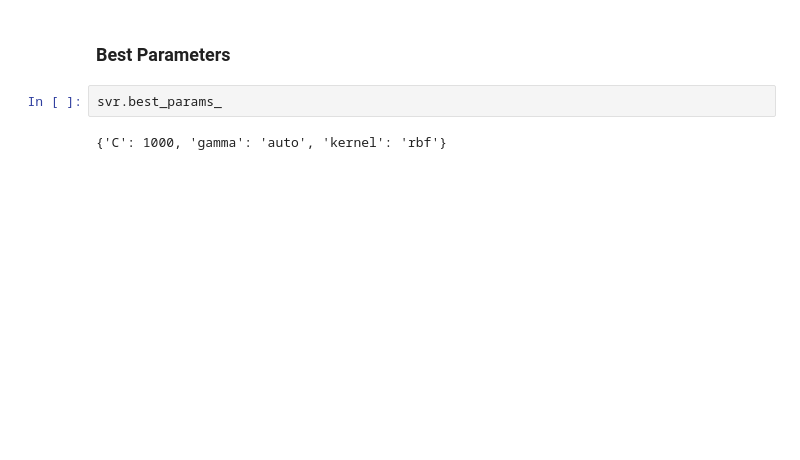
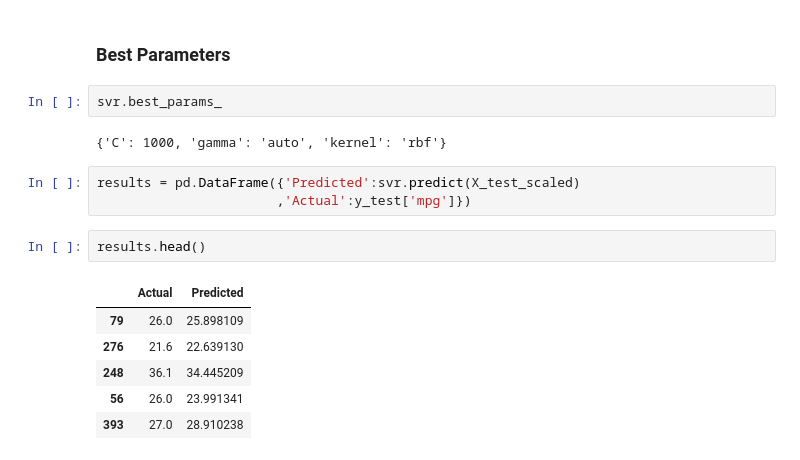
Before and after one commit to jbennett7/data_mining_auto-mpg, a Jupyter notebook: LinearRegression.ipynb, the cells around one changed output. Cells and saved outputs as stored; diff of their text form; blank space fills up the shorter version.

```diff
--- a/LinearRegression.ipynb
+++ b/LinearRegression.ipynb
@@ -284,3 +286,15 @@ GridSearchCV(cv=5, error_score='raise',
 svr.best_params_
 # %% [output]
 {'C': 1000, 'gamma': 'auto', 'kernel': 'rbf'}
+# %%
+results = pd.DataFrame({'Predicted':svr.predict(X_test_scaled)
+                       ,'Actual':y_test['mpg']})
+# %%
+results.head()
+# %% [output]
+|  | Actual | Predicted |
+| 79 | 26.0 | 25.898109 |
+| 276 | 21.6 | 22.639130 |
+| 248 | 36.1 | 34.445209 |
+| 56 | 26.0 | 23.991341 |
+| 393 | 27.0 | 28.910238 |
```
Also changed, not shown: parts of 12 cells of this notebook.
